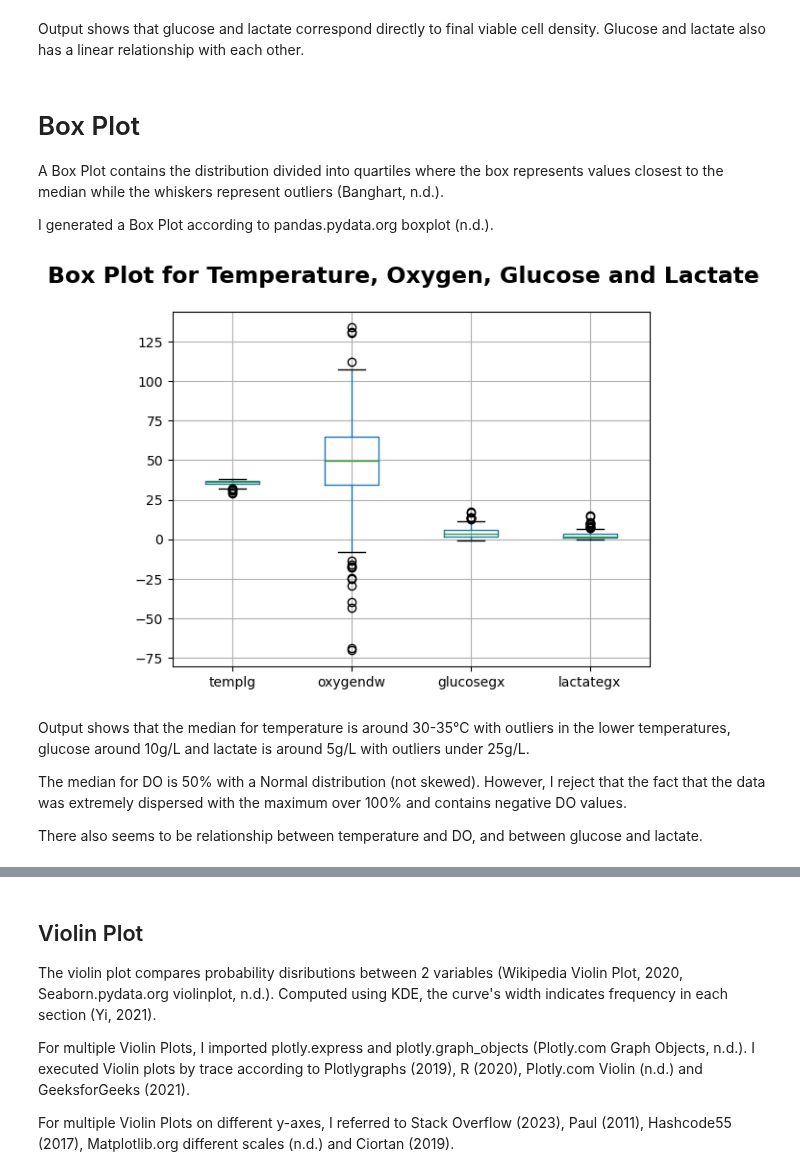
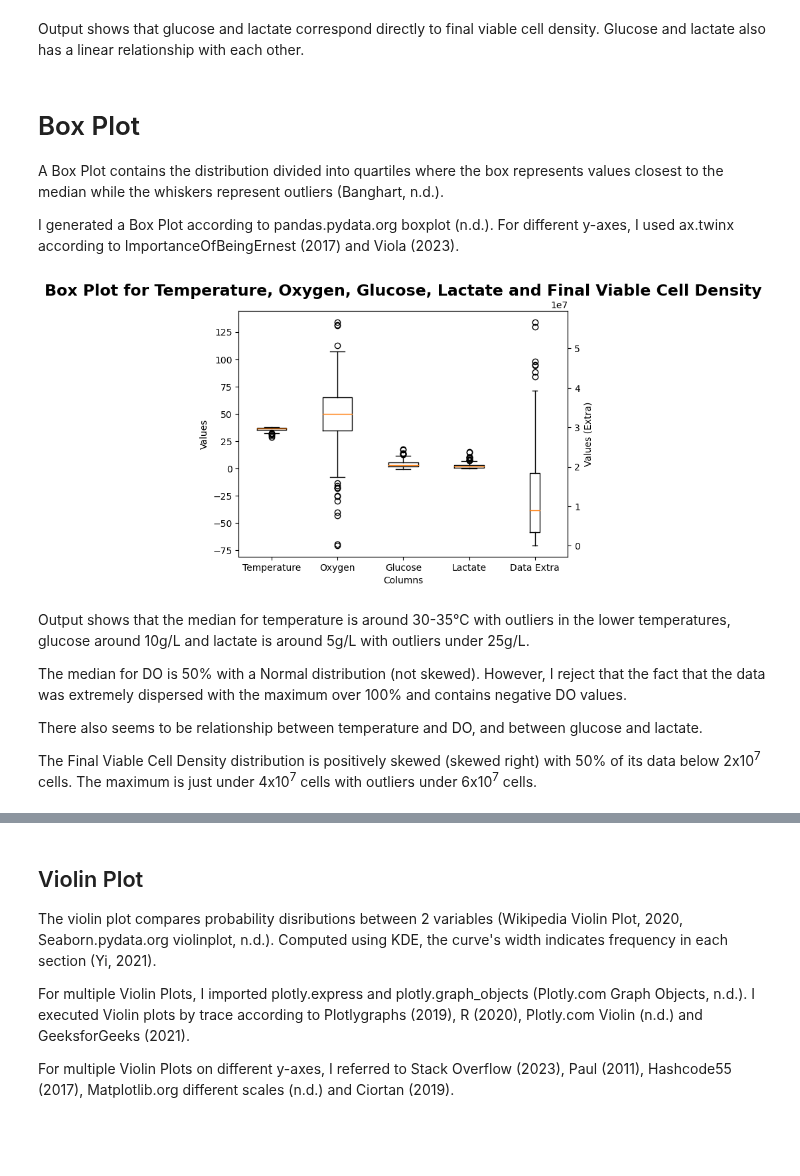
Before and after one commit to nurbujang/1progdaw23, a Jupyter notebook: project1.ipynb, the cells around one changed output, grey strips where cells are left out. Drawn from its saved outputs; the diff is of its cells as text; code cells hidden in the pictures; blank space fills up the shorter version.

Commit message:
box plot 2 y-axes

```diff
--- a/project1.ipynb
+++ b/project1.ipynb
@@ -808,18 +808,37 @@ Output shows that glucose and lactate correspond directly to final viable cell d
 
 A Box Plot contains the distribution divided into quartiles where the box represents values closest to the median while the whiskers represent outliers (Banghart, n.d.).
 
-I generated a Box Plot according to pandas.pydata.org boxplot (n.d.).
+I generated a Box Plot according to pandas.pydata.org boxplot (n.d.). For different y-axes, I used ax.twinx according to ImportanceOfBeingErnest (2017) and Viola (2023).
-# %%
-# for independent variables:
-
-boxploti = sim.boxplot(column=['templg', 'oxygendw', 'glucosegx', 'lactategx'])
-plt.suptitle('Box Plot for Temperature, Oxygen, Glucose and Lactate',
-             fontweight='bold', size=17);
-# %% [output]
-[figure, removed]
+# %%
+fig, ax = plt.subplots()
+
+# create box plots for each dataset on the first y-axis
+ax.boxplot([templg, oxygendw, glucosegx, lactategx], positions=[1, 2, 3, 4],
+           labels=['Temperature', 'Oxygen', 'Glucose', 'Lactate'])
+
+# set labels and title for the first y-axis
+ax.set_xlabel('Columns')
+ax.set_ylabel('Values')
+
+# create a second y-axis
+ax2 = ax.twinx()
+
+# create a box plot for the additional dataset on the second y-axis
+ax2.boxplot(fvcde, positions=[5], labels=['Final Viable Cell Density'])
+
+# set labels and title for the second y-axis
+ax2.set_ylabel('Values (Extra)')
+
+plt.title('Box Plot for Temperature, Oxygen, Glucose, Lactate and Final Viable Cell Density',
+          fontweight='bold', size=17)
+plt.show()
+# %% [output]
+[figure, added]
 # %% [markdown]
 Output shows that the median for temperature is around 30-35°C with outliers in the lower temperatures, glucose around 10g/L and lactate is around 5g/L with outliers under 25g/L.
 
 The median for DO is 50% with a Normal distribution (not skewed). However, I reject that the fact that the data was extremely dispersed with the maximum over 100% and contains negative DO values.
 
 There also seems to be relationship between temperature and DO, and between glucose and lactate.
+
+The Final Viable Cell Density distribution is positively skewed (skewed right) with 50% of its data below 2x10<sup>7</sup> cells. The maximum is just under 4x10<sup>7</sup> cells with outliers under 6x10<sup>7</sup> cells.
```
Also changed, not shown: parts of 3 cells of this notebook.
